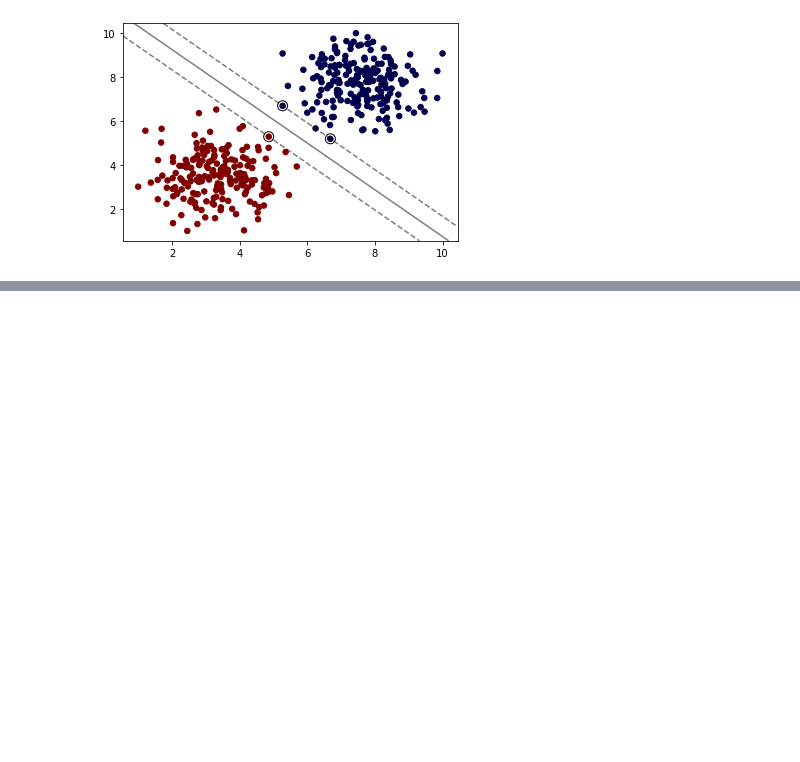
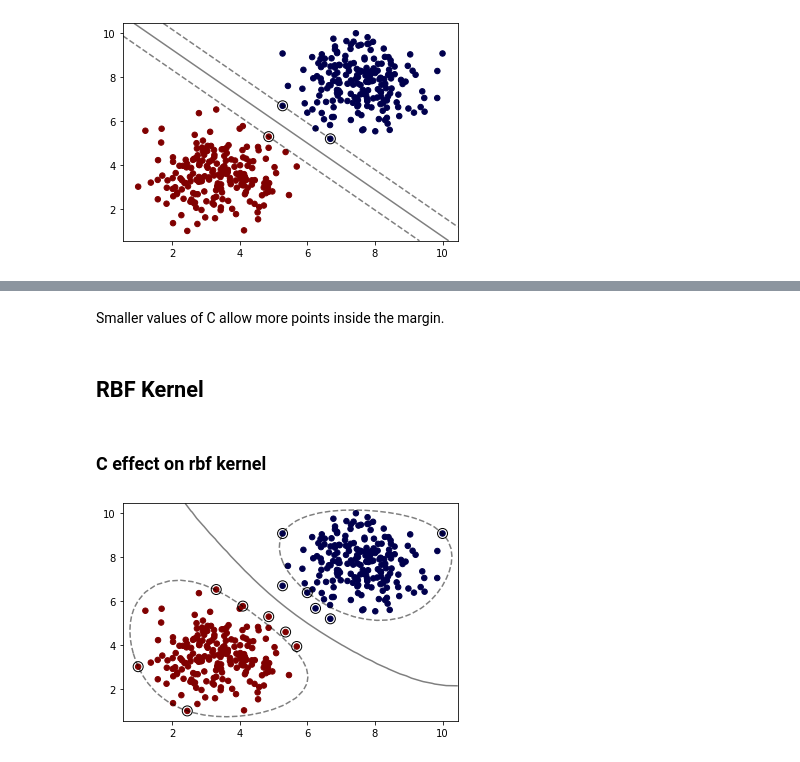
Before and after one commit to Gabrielle-Ribeiro/machine-learning-studies, a Jupyter notebook: support vector machine/Support Vector Machines - Classification.ipynb, the cells around one changed output, grey strips where cells are left out. Cells and saved outputs as stored; diff of their text form; code cells hidden in the pictures; blank space fills up the shorter version.

```diff
--- a/support vector machine/Support Vector Machines - Classification.ipynb
+++ b/support vector machine/Support Vector Machines - Classification.ipynb
@@ -53,0 +78,12 @@ plot_svm_boundary(model, X, y)
+# %% [markdown]
+Smaller values of C allow more points inside the margin.
+# %% [markdown]
+## RBF Kernel
+# %% [markdown]
+### C effect on rbf kernel
+# %%
+model = SVC(kernel='rbf', C=1)
+model.fit(X, y)
+plot_svm_boundary(model, X, y)
+# %% [output]
+[figure, added]
```
Also changed, not shown: parts of 30 cells of this notebook.
